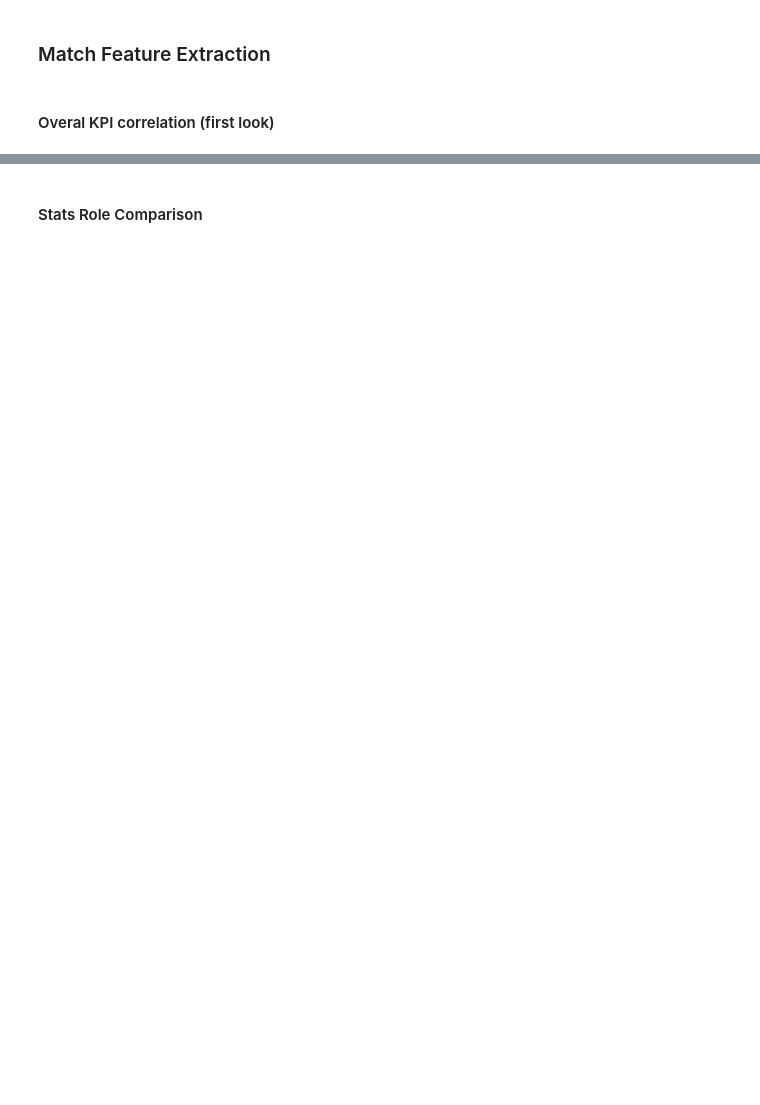
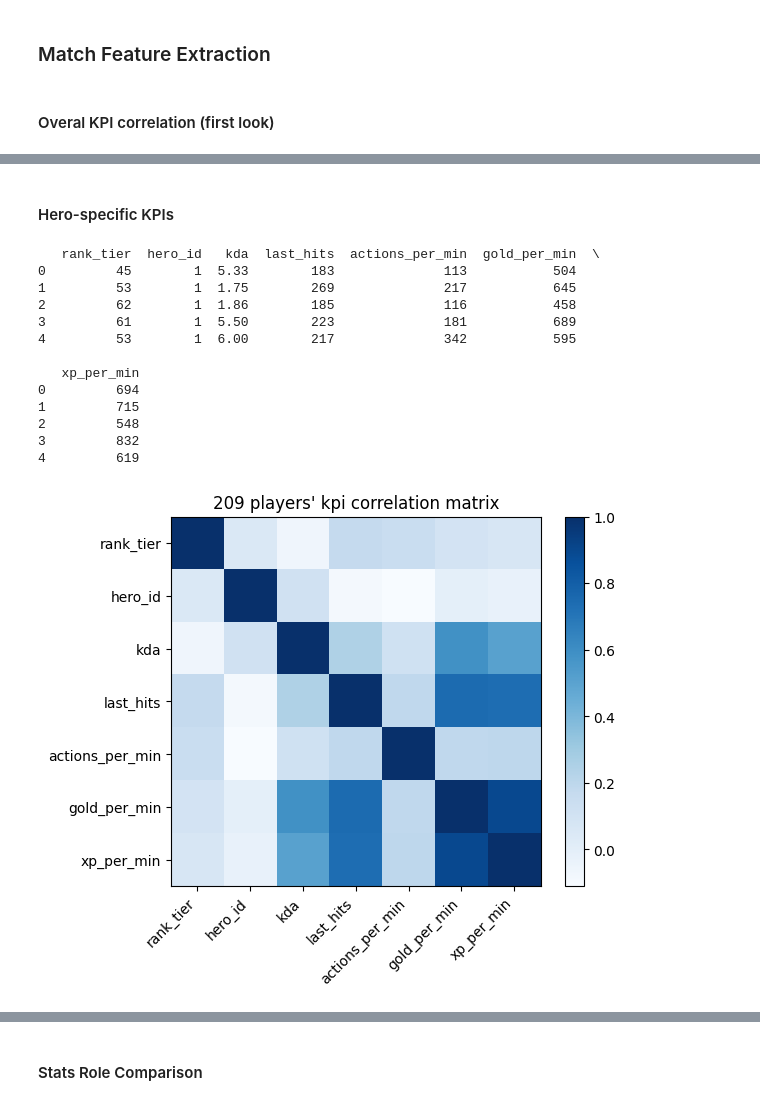
Before and after one commit to batukav/mmr-predictor, a Jupyter notebook: src/mongo_match_eda.ipynb, the cells around one changed output, grey strips where cells are left out. Drawn from its saved outputs; the diff is of its cells as text; code cells hidden in the pictures; blank space fills up the shorter version.

Commit message:
Extended the notebook to contain canonical carries list and functions to limit queries to specific hero ids.

```diff
--- a/src/mongo_match_eda.ipynb
+++ b/src/mongo_match_eda.ipynb
@@ -62,3 +70,7 @@ id
+# %%
+canonical_carries = ['Anti-Mage','Juggernaut','Drow Ranger','Phantom Assassin', 'Bloodseeker', 'Phantom Lancer', 'Sven', 'Faceless Void', 'Templar Assassin','Luna','Lifestealer', 'Clinkz', 'Huskar','Broodmother','Spectre', 'Gyrocopter','Lycan','Lone Druid','Chaos Knight','Medusa','Terrorblade']
+# %%
+canonical_carry_ids = [heroes_ids_roles.loc[heroes_ids_roles["localized_name"] == x].index.to_list()[0] for x in canonical_carries]
 # %% [markdown]
 #### Filter by role
 # %%
@@ -389,0 +402,2 @@ plt.show()
+# %% [markdown]
+#### Hero-specific KPIs ####
@@ -389,0 +436,53 @@ plt.show()
+# %%
+def get_kpis_by_hero_ids(ids : list) -> pd.DataFrame:
+
+    df = pd.DataFrame()
+    for id in ids:
+        _df = get_kpis_by_hero_id(id)
+        if _df is not None:
+            df = pd.concat([df,_df], axis = 0, ignore_index = True)
+
+    return df
+# %%
+df = get_kpis_by_hero_ids(canonical_carry_ids)
+print(df.head())
+
+matrix = df.corr()
+
+# plt.figure(figsize=(10, 6))
+
+# plotting correlation matrix
+plt.imshow(matrix, cmap='Blues')
+
+# adding colorbar
+plt.colorbar()
+
+# extracting variable names
+variables = []
+for i in matrix.columns:
+    variables.append(i)
+
+# Adding labels to the matrix
+plt.xticks(range(len(matrix)), variables, rotation=45, ha='right')
+plt.yticks(range(len(matrix)), variables)
+
+plt.title(f'{len(df)} players\' kpi correlation matrix')
+
+# Display the plot
+# plt.tight_layout()
+plt.show()
+# %% [output]
+   rank_tier  hero_id   kda  last_hits  actions_per_min  gold_per_min  \
+0         45        1  5.33        183              113           504
+1         53        1  1.75        269              217           645
+2         62        1  1.86        185              116           458
+3         61        1  5.50        223              181           689
+4         53        1  6.00        217              342           595
+
+   xp_per_min
+0         694
+1         715
+2         548
+3         832
+4         619
+[figure, added]
```
Also changed, not shown: parts of 15 cells of this notebook.
